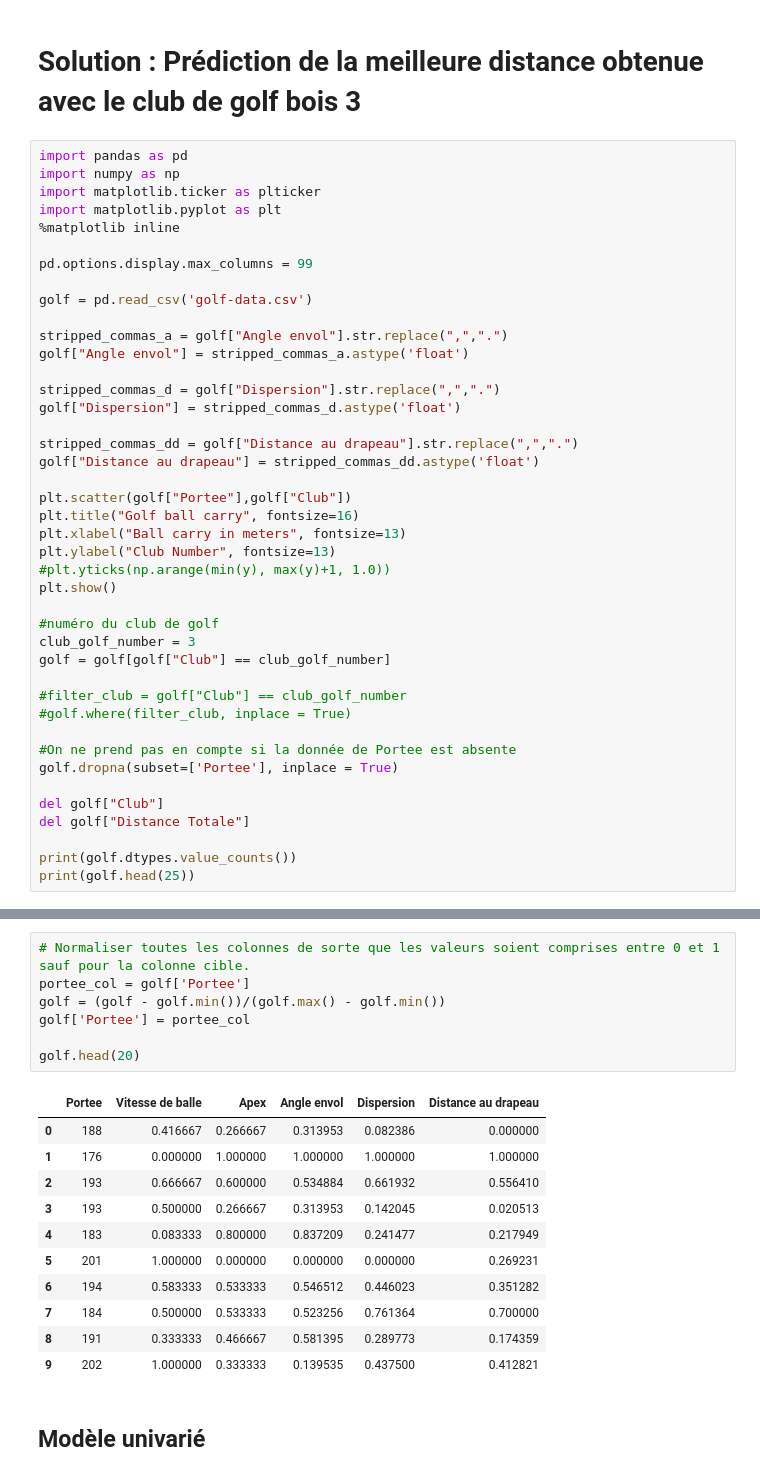
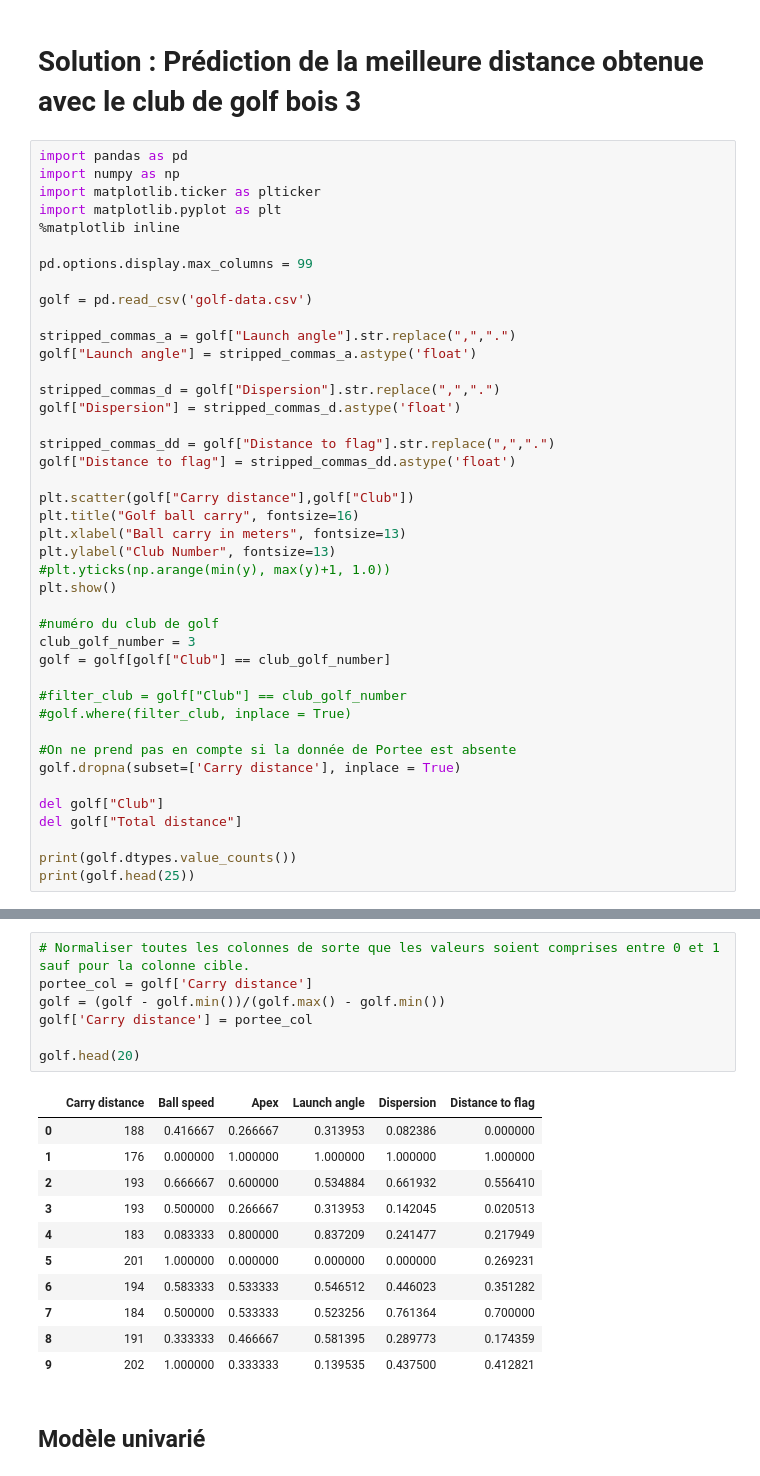
Before and after one commit to arnoweb/machine-learning-linearreg-kneighbours-kfold, a Jupyter notebook: ML-4-case-golf.ipynb, the cells around one changed output, grey strips where cells are left out. Saved outputs shown, nothing was run; the diff lists cells and outputs as text.

```diff
--- a/ML-4-case-golf.ipynb
+++ b/ML-4-case-golf.ipynb
@@ -11,16 +11,16 @@ pd.options.display.max_columns = 99
 
 golf = pd.read_csv('golf-data.csv')
 
-stripped_commas_a = golf["Angle envol"].str.replace(",",".")
-golf["Angle envol"] = stripped_commas_a.astype('float')
+stripped_commas_a = golf["Launch angle"].str.replace(",",".")
+golf["Launch angle"] = stripped_commas_a.astype('float')
 
 stripped_commas_d = golf["Dispersion"].str.replace(",",".")
 golf["Dispersion"] = stripped_commas_d.astype('float')
 
-stripped_commas_dd = golf["Distance au drapeau"].str.replace(",",".")
-golf["Distance au drapeau"] = stripped_commas_dd.astype('float')
+stripped_commas_dd = golf["Distance to flag"].str.replace(",",".")
+golf["Distance to flag"] = stripped_commas_dd.astype('float')
 
-plt.scatter(golf["Portee"],golf["Club"])
+plt.scatter(golf["Carry distance"],golf["Club"])
 plt.title("Golf ball carry", fontsize=16)
 plt.xlabel("Ball carry in meters", fontsize=13)
 plt.ylabel("Club Number", fontsize=13)
@@ -35,10 +35,10 @@ golf = golf[golf["Club"] == club_golf_number]
 #golf.where(filter_club, inplace = True)
 
 #On ne prend pas en compte si la donnée de Portee est absente
-golf.dropna(subset=['Portee'], inplace = True)
+golf.dropna(subset=['Carry distance'], inplace = True)
 
 del golf["Club"]
-del golf["Distance Totale"]
+del golf["Total distance"]
 
 print(golf.dtypes.value_counts())
 print(golf.head(25))
@@ -64,12 +64,12 @@ dtype: int64
 # %%
 # Normaliser toutes les colonnes de sorte que les valeurs soient comprises entre 0 et 1 sauf pour la colonne cible.
-portee_col = golf['Portee']
+portee_col = golf['Carry distance']
 golf = (golf - golf.min())/(golf.max() - golf.min())
-golf['Portee'] = portee_col
+golf['Carry distance'] = portee_col
 
 golf.head(20)
 # %% [output]
-|  | Portee | Vitesse de balle | Apex | Angle envol | Dispersion | Distance au drapeau |
+|  | Carry distance | Ball speed | Apex | Launch angle | Dispersion | Distance to flag |
 | 0 | 188 | 0.416667 | 0.266667 | 0.313953 | 0.082386 | 0.000000 |
 | 1 | 176 | 0.000000 | 1.000000 | 1.000000 | 1.000000 | 1.000000 |
 | 2 | 193 | 0.666667 | 0.600000 | 0.534884 | 0.661932 | 0.556410 |
```
Also changed, not shown: parts of 30 cells of this notebook, 2 other files.
